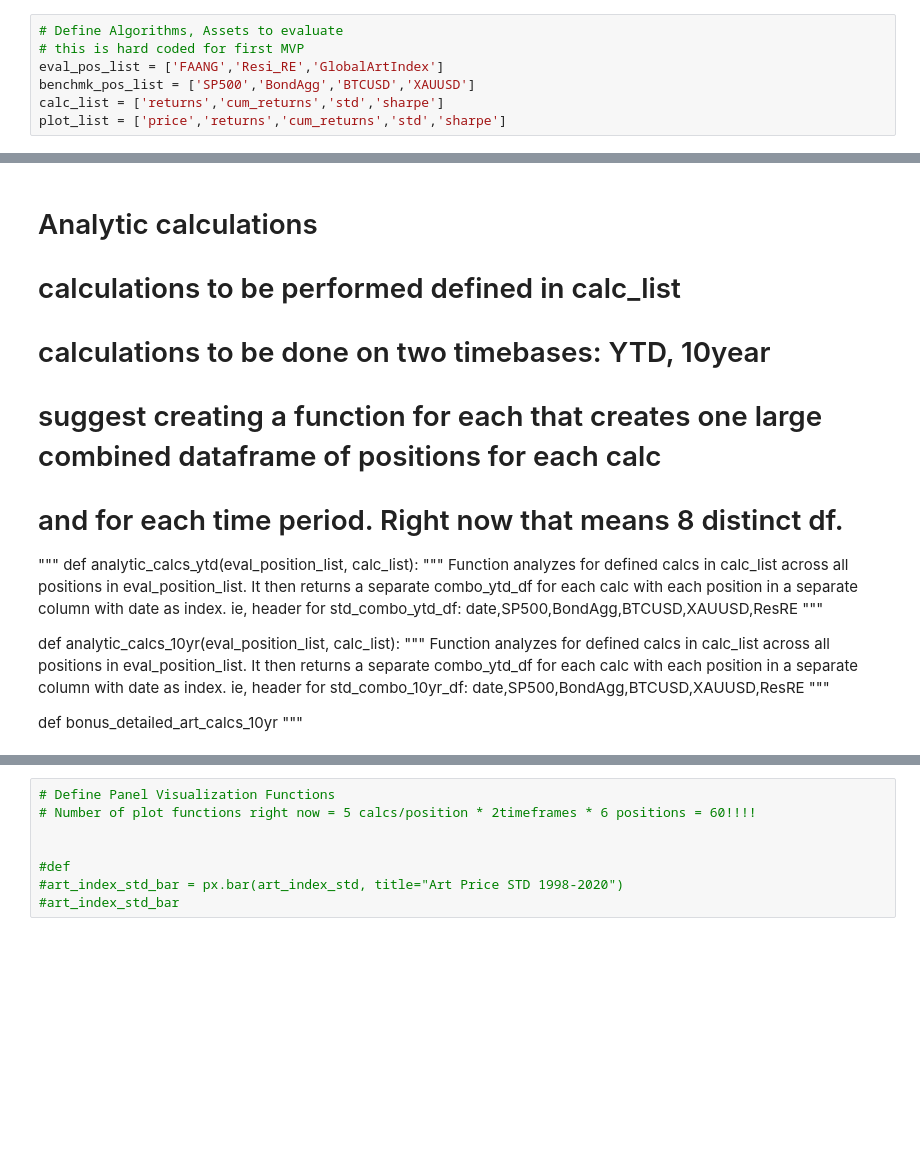
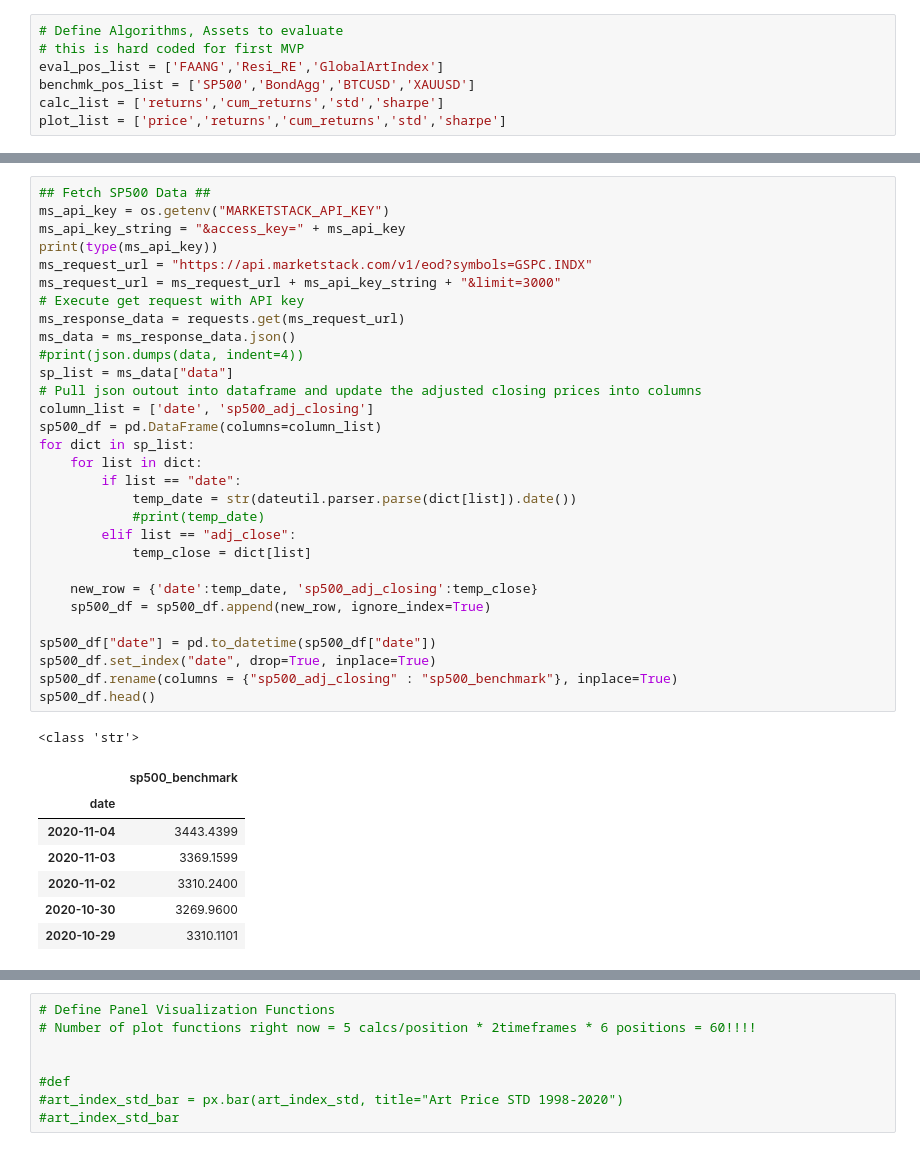
Before and after one commit to 1henrys/BC_Project1, a Jupyter notebook: notebooks/data_analysis.ipynb, the cells around one changed output, grey strips where cells are left out. Drawn from its saved outputs; the diff is of its cells as text; blank space fills up the shorter version.

```diff
--- a/notebooks/data_analysis.ipynb
+++ b/notebooks/data_analysis.ipynb
@@ -69,25 +60,39 @@ art_index.tail()
-# %% [markdown]
-# Analytic calculations
-# calculations to be performed defined in calc_list
-# calculations to be done on two timebases: YTD, 10year
-# suggest creating a function for each that creates one large combined dataframe of positions for each calc
-# and for each time period. Right now that means 8 distinct df.
-"""
-def analytic_calcs_ytd(eval_position_list, calc_list):
-    """ Function analyzes for defined calcs in calc_list
-        across all positions in eval_position_list. It then returns
-        a separate combo_ytd_df for each calc with each position
-        in a separate column with date as index. ie,
-        header for std_combo_ytd_df: date,SP500,BondAgg,BTCUSD,XAUUSD,ResRE
-    """
-
-def analytic_calcs_10yr(eval_position_list, calc_list):
-    """ Function analyzes for defined calcs in calc_list
-        across all positions in eval_position_list. It then returns
-        a separate combo_ytd_df for each calc with each position
-        in a separate column with date as index. ie,
-        header for std_combo_10yr_df: date,SP500,BondAgg,BTCUSD,XAUUSD,ResRE
-    """
-
-def bonus_detailed_art_calcs_10yr
-"""
+# %%
+## Fetch SP500 Data ##
+ms_api_key = os.getenv("MARKETSTACK_API_KEY")
+ms_api_key_string = "&access_key=" + ms_api_key
+print(type(ms_api_key))
+ms_request_url = "https://api.marketstack.com/v1/eod?symbols=GSPC.INDX"
+ms_request_url = ms_request_url + ms_api_key_string + "&limit=3000"
+# Execute get request with API key
+ms_response_data = requests.get(ms_request_url)
+ms_data = ms_response_data.json()
+#print(json.dumps(data, indent=4))
+sp_list = ms_data["data"]
+# Pull json outout into dataframe and update the adjusted closing prices into columns
+column_list = ['date', 'sp500_adj_closing']
+sp500_df = pd.DataFrame(columns=column_list)
+for dict in sp_list:
+    for list in dict:
+        if list == "date":
+            temp_date = str(dateutil.parser.parse(dict[list]).date())
+            #print(temp_date)
+        elif list == "adj_close":
+            temp_close = dict[list]
+
+    new_row = {'date':temp_date, 'sp500_adj_closing':temp_close}
+    sp500_df = sp500_df.append(new_row, ignore_index=True)
+
+sp500_df["date"] = pd.to_datetime(sp500_df["date"])
+sp500_df.set_index("date", drop=True, inplace=True)
+sp500_df.rename(columns = {"sp500_adj_closing" : "sp500_benchmark"}, inplace=True)
+sp500_df.head()
+# %% [output]
+<class 'str'>
+|  | sp500_benchmark |
+| date |  |
+| 2020-11-04 | 3443.4399 |
+| 2020-11-03 | 3369.1599 |
+| 2020-11-02 | 3310.2400 |
+| 2020-10-30 | 3269.9600 |
+| 2020-10-29 | 3310.1101 |
```
Also changed, not shown: parts of 8 cells of this notebook.
